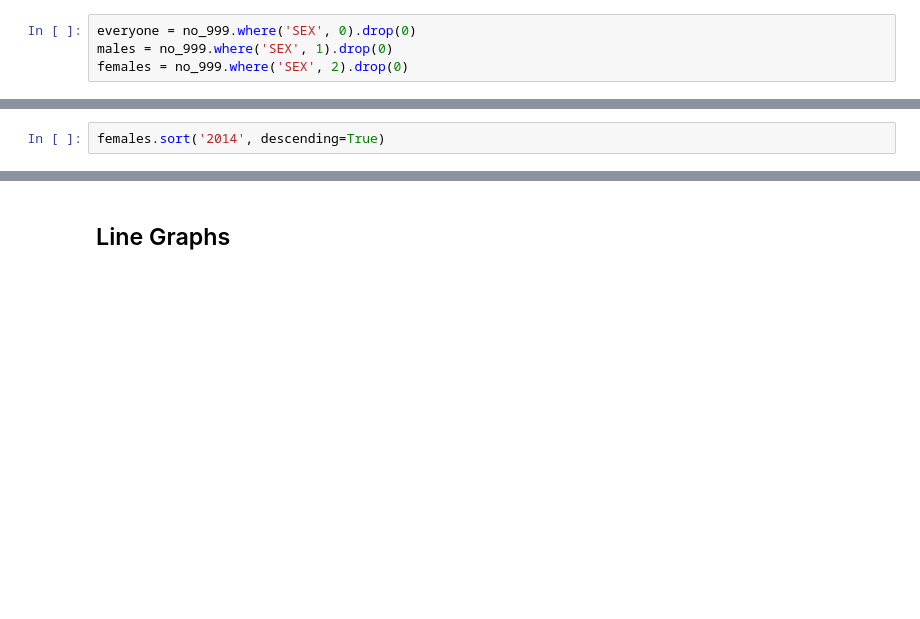
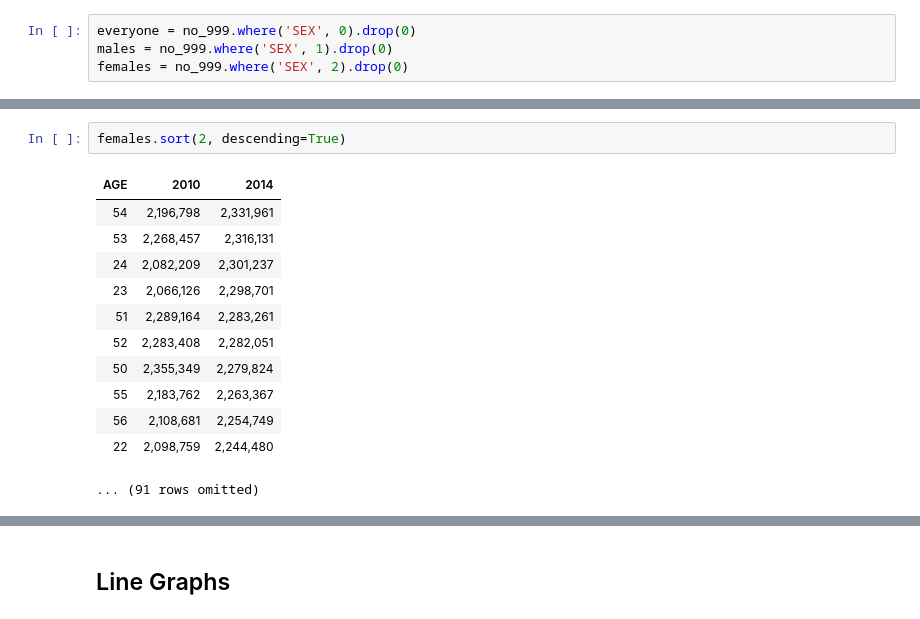
Before and after one commit to data-8/materials-sp18, a Jupyter notebook: lec/lec07.ipynb, the cells around one changed output, grey strips where cells are left out. Saved outputs shown, nothing was run; the diff lists cells and outputs as text; blank space fills up the shorter version.

```diff
--- a/lec/lec07.ipynb
+++ b/lec/lec07.ipynb
@@ -31,3 +111,16 @@ females = no_999.where('SEX', 2).drop(0)
 # %%
-females.sort('2014', descending=True)
+females.sort(2, descending=True)
+# %% [output]
+| AGE | 2010 | 2014 |
+| 54 | 2,196,798 | 2,331,961 |
+| 53 | 2,268,457 | 2,316,131 |
+| 24 | 2,082,209 | 2,301,237 |
+| 23 | 2,066,126 | 2,298,701 |
+| 51 | 2,289,164 | 2,283,261 |
+| 52 | 2,283,408 | 2,282,051 |
+| 50 | 2,355,349 | 2,279,824 |
+| 55 | 2,183,762 | 2,263,367 |
+| 56 | 2,108,681 | 2,254,749 |
+| 22 | 2,098,759 | 2,244,480 |
+... (91 rows omitted)
 # %%
```
Also changed, not shown: parts of 36 cells of this notebook, 1 other file.
